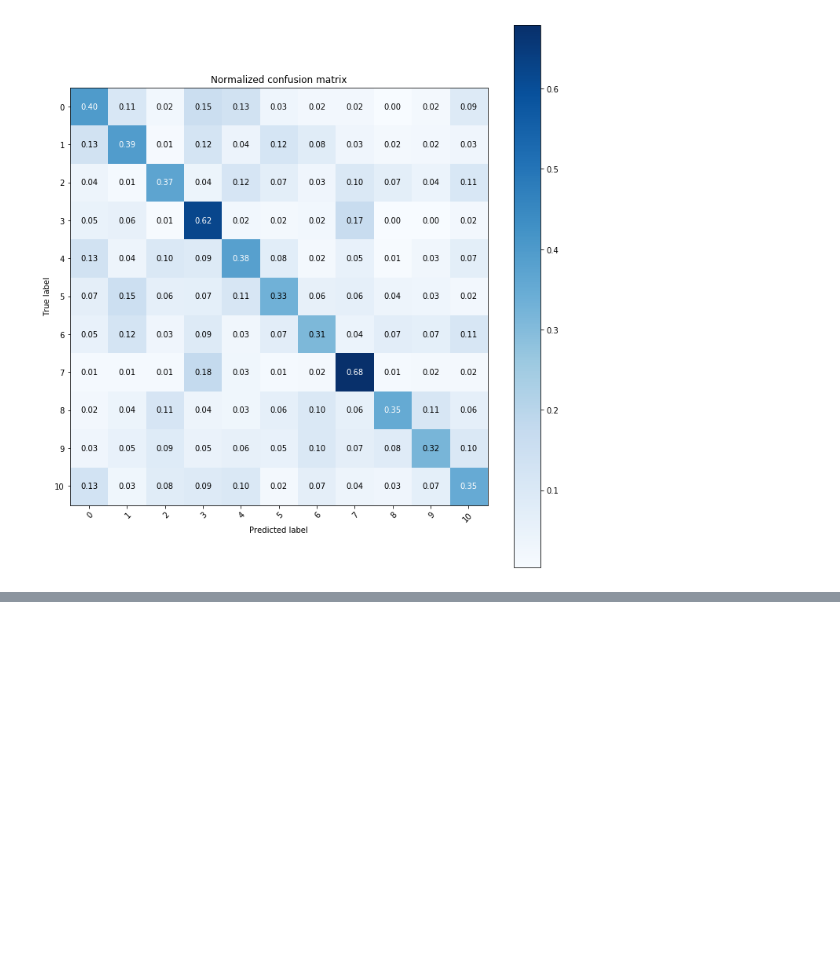
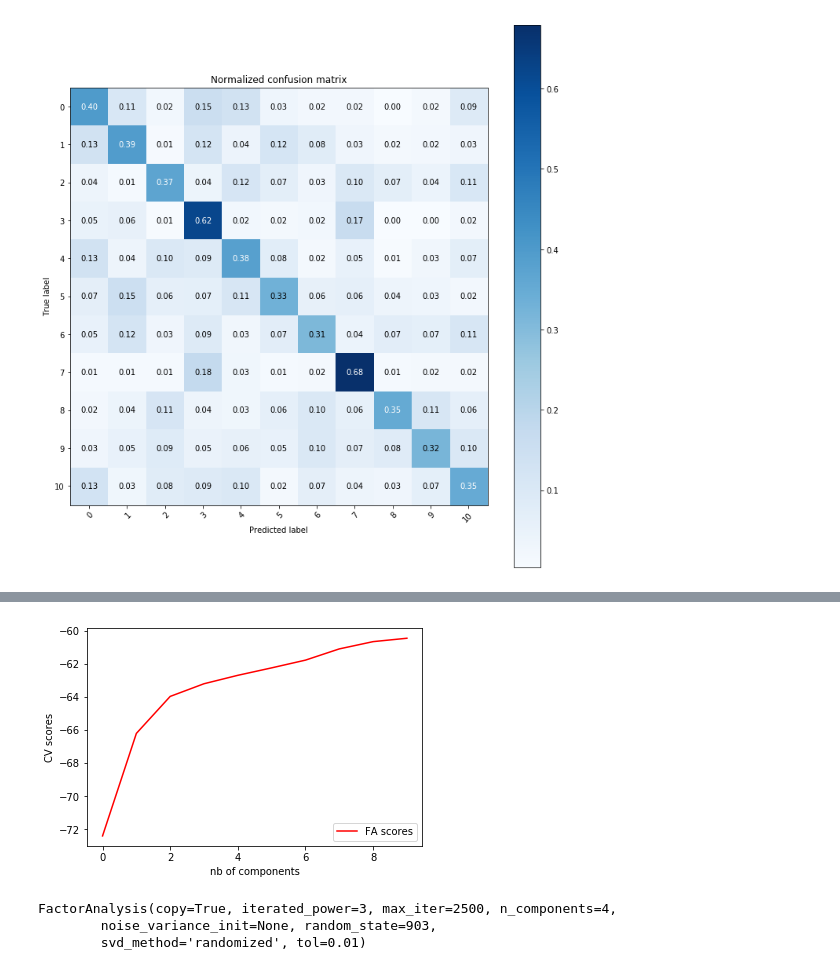
Before and after one commit to michaelfedell/instacart, a Jupyter notebook: notebooks/develop/Model_Development.ipynb, the cells around one changed output, grey strips where cells are left out. Cells and saved outputs as stored; diff of their text form; code cells hidden in the pictures; blank space fills up the shorter version.

```diff
--- a/notebooks/develop/Model_Development.ipynb
+++ b/notebooks/develop/Model_Development.ipynb
@@ -268,0 +311,20 @@ _ = evaluate(y_test, gb_base.predict(x_test))
+# %%
+fa_scores = []
+for n in range(10):
+    fa.n_components = n
+    fa_scores.append(np.mean(cross_val_score(fa, x, cv=5)))
+plt.figure()
+plt.plot(range(10), fa_scores, 'r', label='FA scores')
+plt.xlabel('nb of components')
+plt.ylabel('CV scores')
+plt.legend(loc='lower right')
+plt.show()
+# %% [output]
+[figure, added]
+# %%
+fa = decomp.FactorAnalysis(n_components=4, random_state=903, max_iter=2500)
+fa.fit(x)
+# %% [output]
+FactorAnalysis(copy=True, iterated_power=3, max_iter=2500, n_components=4,
+        noise_variance_init=None, random_state=903,
+        svd_method='randomized', tol=0.01)
```
Also changed, not shown: parts of 8 cells of this notebook, 2 other files.
